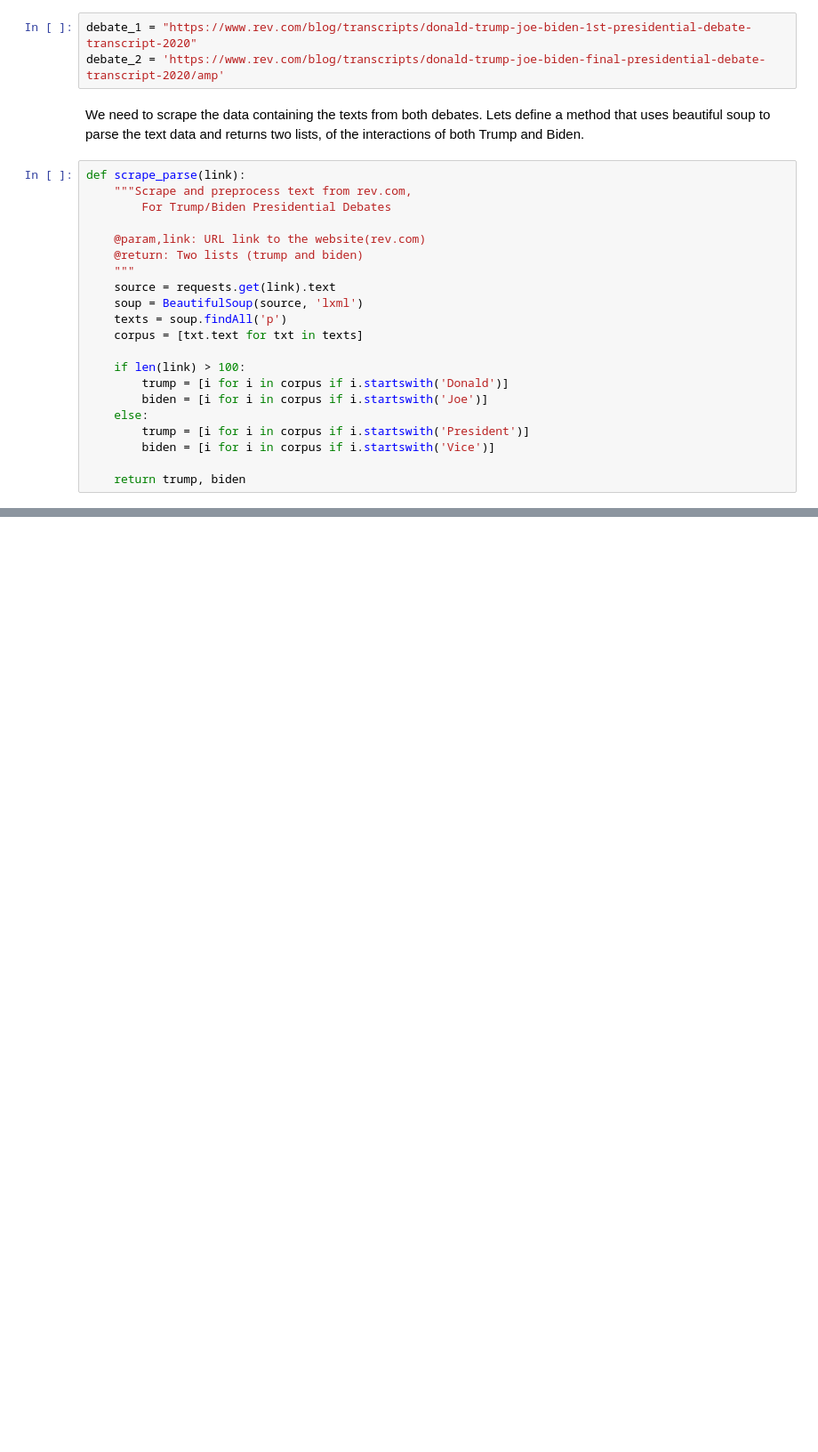
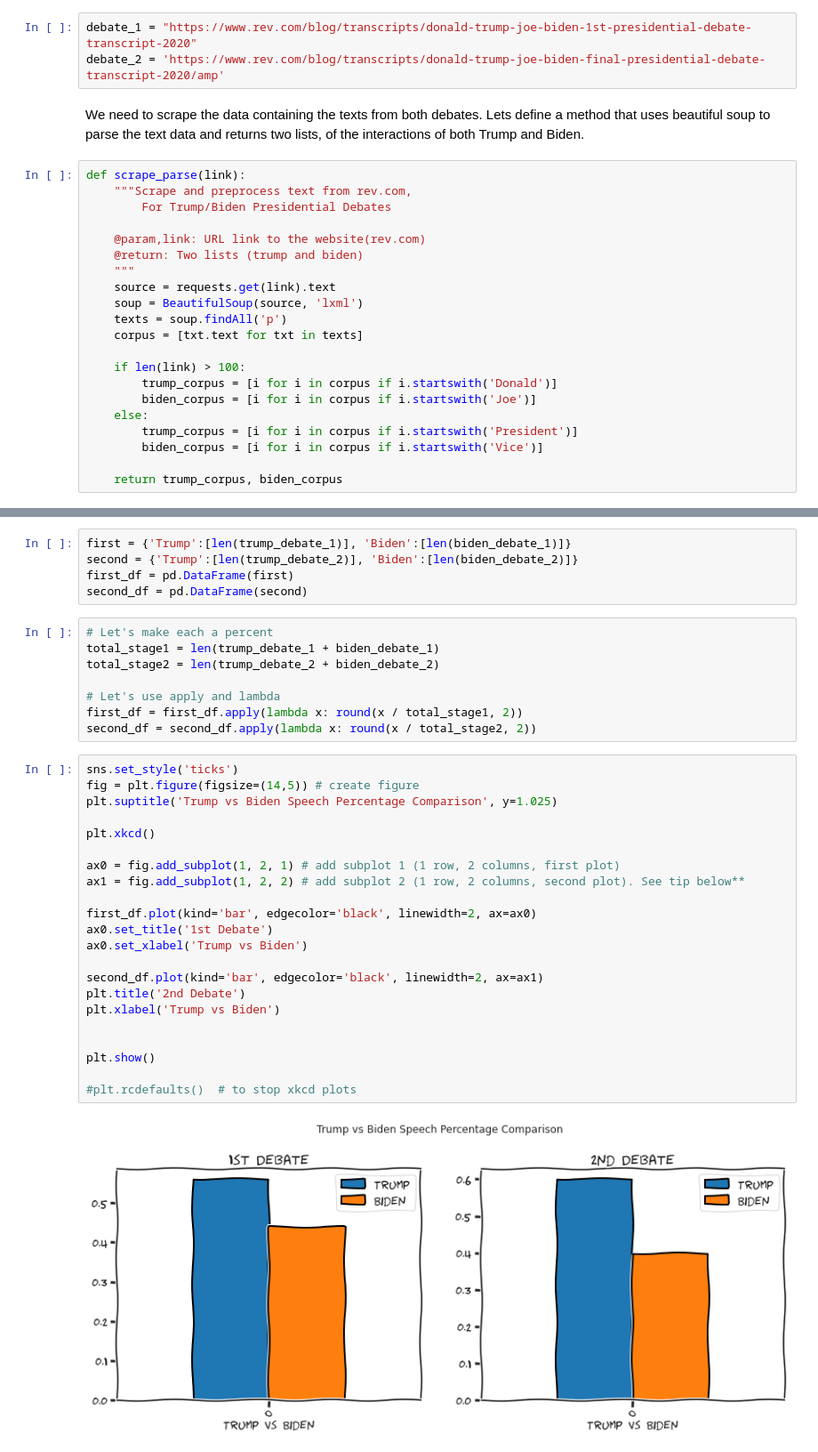
Before and after one commit to Lawrence-Krukrubo/Text-Based-AI, a Jupyter notebook: trump_biden_2020.ipynb, the cells around one changed output, grey strips where cells are left out. Shown at 89% size. Drawn from its saved outputs; the diff is of its cells as text; blank space fills up the shorter version.

```diff
--- a/trump_biden_2020.ipynb
+++ b/trump_biden_2020.ipynb
@@ -39,10 +44,10 @@ def scrape_parse(link):
     corpus = [txt.text for txt in texts]
 
     if len(link) > 100:
-        trump = [i for i in corpus if i.startswith('Donald')]
-        biden = [i for i in corpus if i.startswith('Joe')]
+        trump_corpus = [i for i in corpus if i.startswith('Donald')]
+        biden_corpus = [i for i in corpus if i.startswith('Joe')]
     else:
-        trump = [i for i in corpus if i.startswith('President')]
-        biden = [i for i in corpus if i.startswith('Vice')]
+        trump_corpus = [i for i in corpus if i.startswith('President')]
+        biden_corpus = [i for i in corpus if i.startswith('Vice')]
 
-    return trump, biden
+    return trump_corpus, biden_corpus
@@ -60,0 +68,37 @@ from nltk.text import Text, TextCollection
+# %%
+first = {'Trump':[len(trump_debate_1)], 'Biden':[len(biden_debate_1)]}
+second = {'Trump':[len(trump_debate_2)], 'Biden':[len(biden_debate_2)]}
+first_df = pd.DataFrame(first)
+second_df = pd.DataFrame(second)
+# %%
+# Let's make each a percent
+total_stage1 = len(trump_debate_1 + biden_debate_1)
+total_stage2 = len(trump_debate_2 + biden_debate_2)
+
+# Let's use apply and lambda
+first_df = first_df.apply(lambda x: round(x / total_stage1, 2))
+second_df = second_df.apply(lambda x: round(x / total_stage2, 2))
+# %%
+sns.set_style('ticks')
+fig = plt.figure(figsize=(14,5)) # create figure
+plt.suptitle('Trump vs Biden Speech Percentage Comparison', y=1.025)
+
+plt.xkcd()
+
+ax0 = fig.add_subplot(1, 2, 1) # add subplot 1 (1 row, 2 columns, first plot)
+ax1 = fig.add_subplot(1, 2, 2) # add subplot 2 (1 row, 2 columns, second plot). See tip below**
+
+first_df.plot(kind='bar', edgecolor='black', linewidth=2, ax=ax0)
+ax0.set_title('1st Debate')
+ax0.set_xlabel('Trump vs Biden')
+
+second_df.plot(kind='bar', edgecolor='black', linewidth=2, ax=ax1)
+plt.title('2nd Debate')
+plt.xlabel('Trump vs Biden')
+
+
+plt.show()
+
+#plt.rcdefaults()  # to stop xkcd plots
+# %% [output]
+[figure, added]
```
Also changed, not shown: parts of 17 cells of this notebook.
